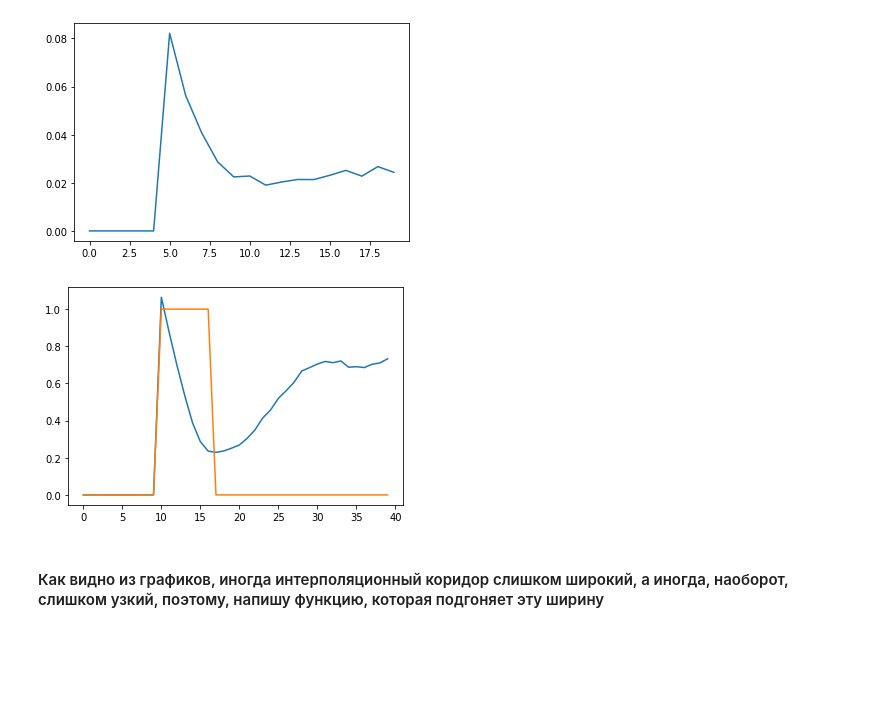
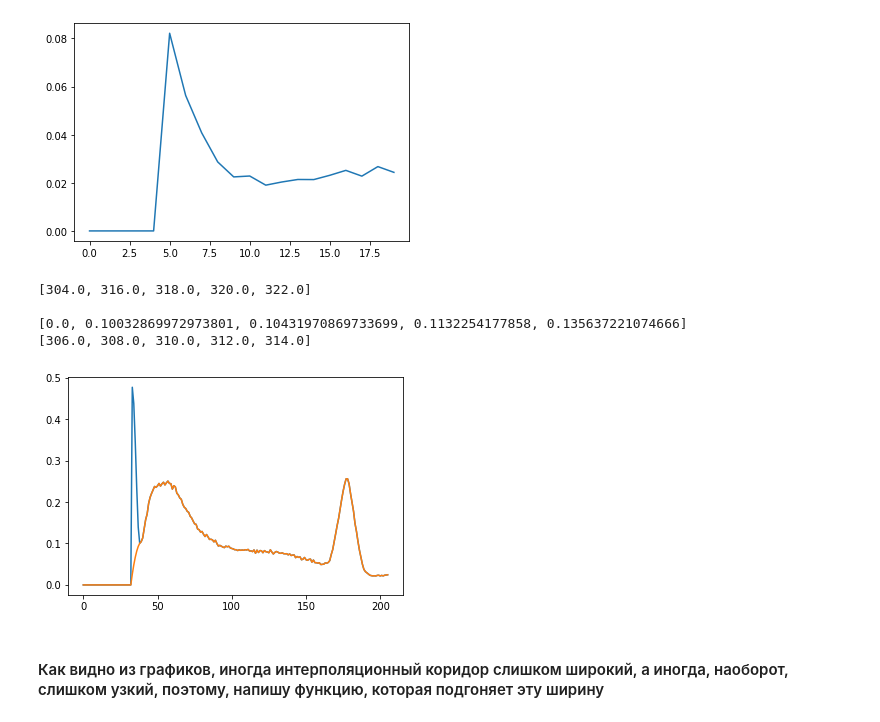
Before and after one commit to 89605502155/ML-repositry, a Jupyter notebook: new_interpolation.ipynb, the cells around one changed output. Cells and saved outputs as stored; diff of their text form; code cells hidden in the pictures; blank space fills up the shorter version.

```diff
--- a/new_interpolation.ipynb
+++ b/new_interpolation.ipynb
@@ -162,7 +162,7 @@ plt.show();
 # %% [output]
 [figure]
 # %%
-def function_4(data):
+def function_4(data, wave):
     bool_vecror=np.zeros([len(data)])
     for i in range(0,len(data)):
         if data[i]!=0:
@@ -172,13 +172,45 @@ def function_4(data):
                 bool_vecror[i]=1
                 i+=1
             break
-    return bool_vecror
+    wale_len=list()
+    intensive=list()
+    wale_learn=list()
+    j=0
+    while True:
+        if (bool_vecror[j+1]==1 and bool_vecror[j]==0):
+            wale_learn.append(wave[j])
+            intensive.append(data[j])
+        if (bool_vecror[j]==1):
+            while (bool_vecror[j]==1):
+                wale_len.append(wave[j])
+                j+=1
+            for g in range(0,4):
+                wale_learn.append(wave[j+g])
+                intensive.append(data[j+g])
+            break;
+        j+=1
+    print(wale_learn)
+    print()
+    print(intensive)
+    print(wale_len)
+    equi=scipy.interpolate.PchipInterpolator(np.array(wale_learn) ,np.array(intensive) )
+    new_data=equi(np.array(wale_len)).astype(float)
+    cop_data=data
+    for i in range(0,len(wave)):
+        for l in range(0,len(wale_len)):
+            if (wave[i]==wale_len[l]):
+                cop_data[i]=new_data[l]
+    return cop_data
 # %%
-plt.plot(X[3,:40,1])
-plt.plot(function_4(X[3,:40,1]))
+plt.plot(X[3,:,10])
+plt.plot(function_4(X[3,:,10],lrl))
 plt.show();
 # %% [output]
+[304.0, 316.0, 318.0, 320.0, 322.0]
+
+[0.0, 0.10032869972973801, 0.10431970869733699, 0.1132254177858, 0.135637221074666]
+[306.0, 308.0, 310.0, 312.0, 314.0]
-[figure, old version]
+[figure, new version]
 # %% [markdown]
 #### Как видно из графиков, иногда интерполяционный коридор слишком широкий, а иногда, наоборот, слишком узкий, поэтому, напишу функцию, которая подгоняет эту ширину
 # %%
```
